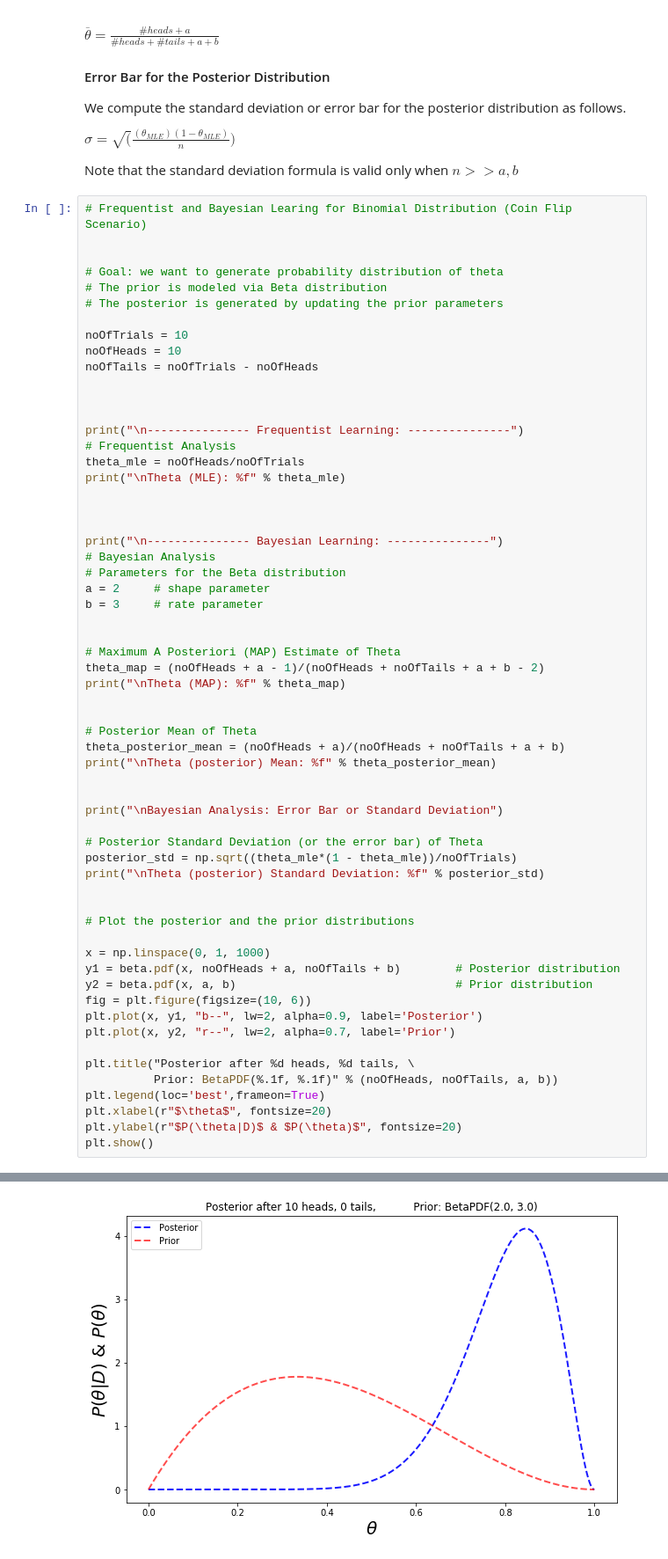
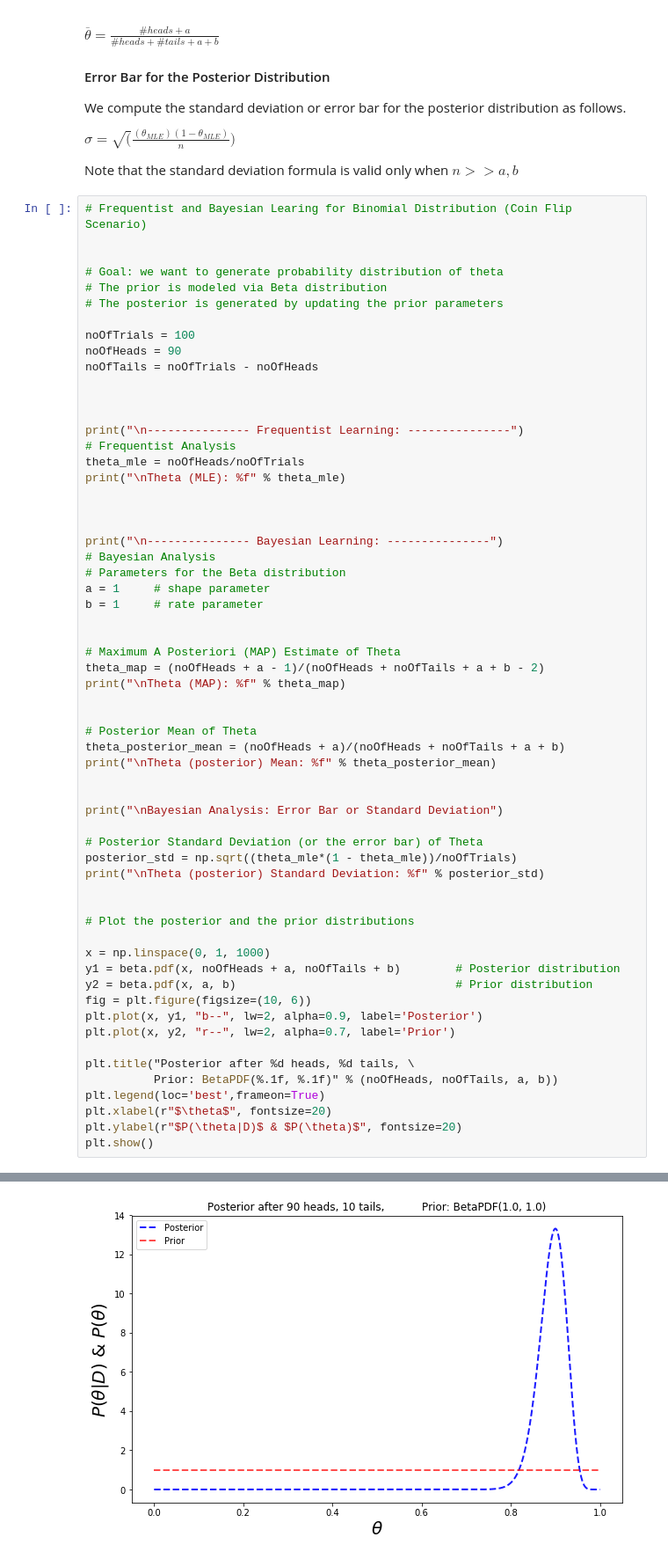
Before and after one commit to rhasanbd/Frequentist-and-Bayesian-Learning-for-Binomial-Distribution, a Jupyter notebook: Frequentist And Bayesian Learning-Binomial Distribution.ipynb, the cells around one changed output, grey strips where cells are left out. Shown at 88% size. Saved outputs shown, nothing was run; the diff lists cells and outputs as text.

```diff
--- a/Frequentist And Bayesian Learning-Binomial Distribution.ipynb
+++ b/Frequentist And Bayesian Learning-Binomial Distribution.ipynb
@@ -219,8 +219,8 @@ Note that the standard deviation formula is valid only when $n >> a, b$
 # The prior is modeled via Beta distribution
 # The posterior is generated by updating the prior parameters
 
-noOfTrials = 10
-noOfHeads = 10
+noOfTrials = 100
+noOfHeads = 90
 noOfTails = noOfTrials - noOfHeads
 
 
@@ -235,8 +235,8 @@ print("\nTheta (MLE): %f" % theta_mle)
 print("\n--------------- Bayesian Learning: ---------------")
 # Bayesian Analysis
 # Parameters for the Beta distribution
-a = 2     # shape parameter
-b = 3     # rate parameter
+a = 1     # shape parameter
+b = 1     # rate parameter
 
 
 # Maximum A Posteriori (MAP) Estimate of Theta
@@ -288 +288 @@ Theta (posterior) Standard Deviation: 0.000000
-[figure, old version]
+[figure, new version]
```
Also changed, not shown: parts of 2 cells of this notebook.
